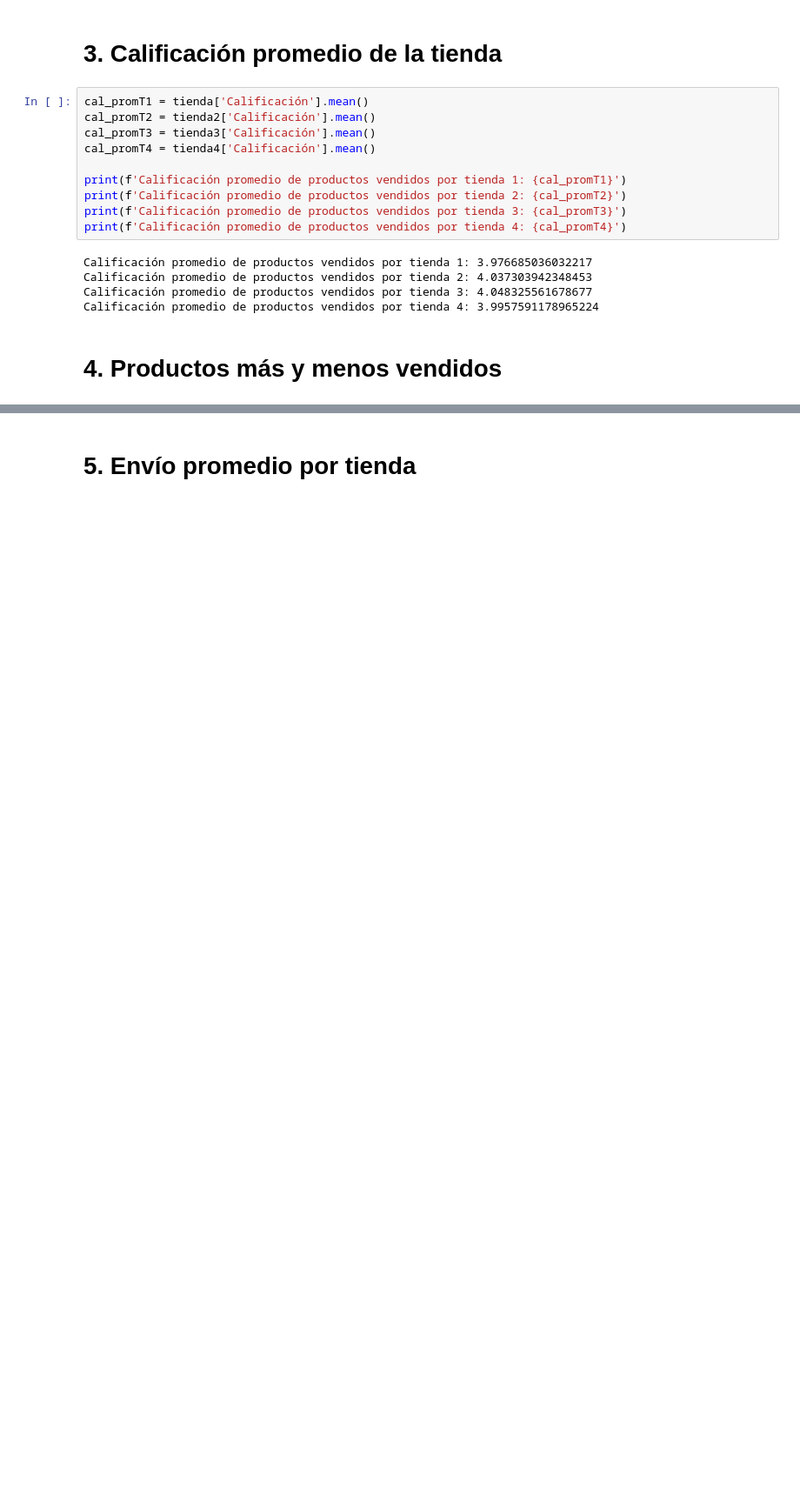
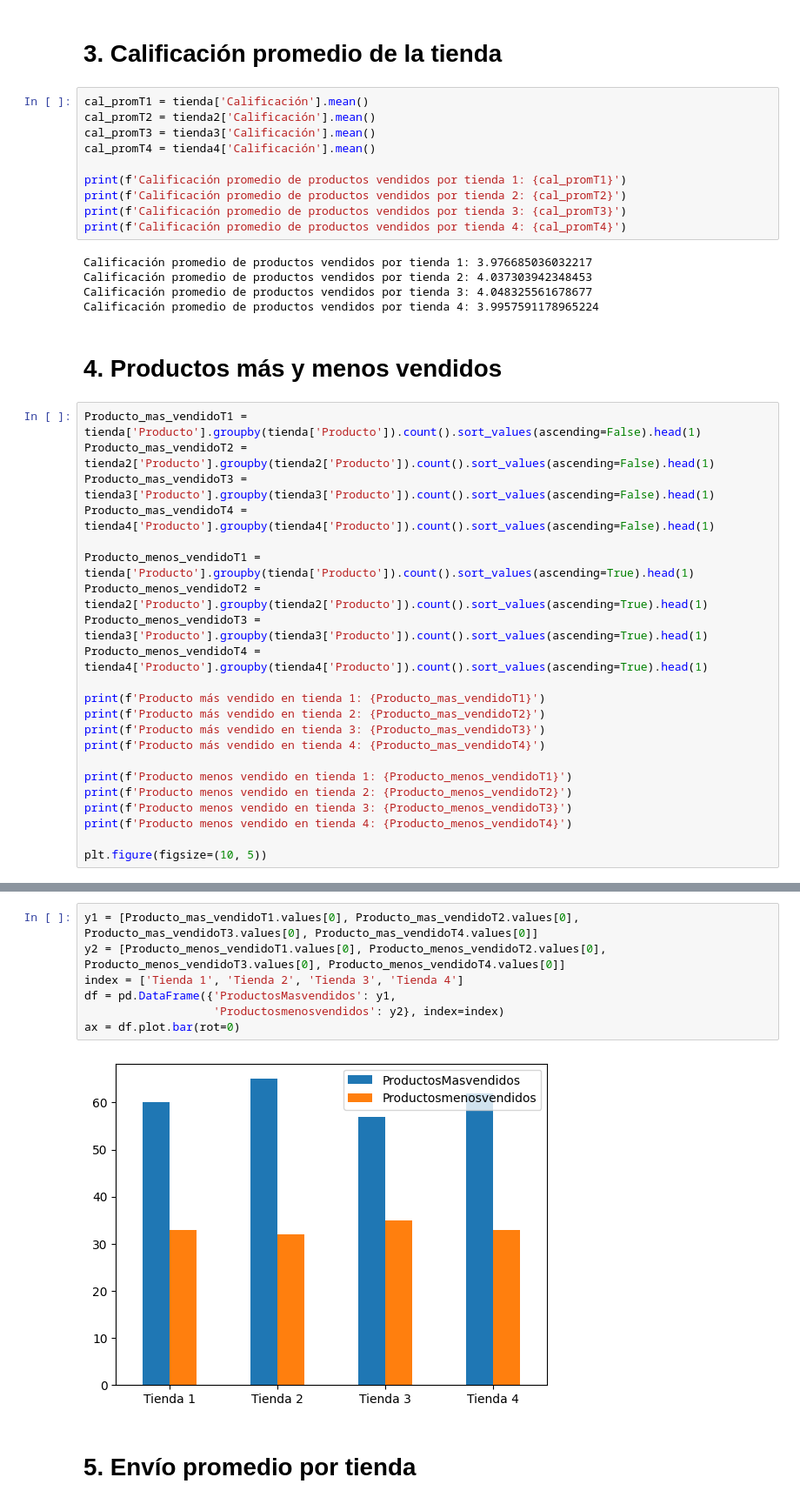
Before and after one commit to JuanPGomezB/challenge-alurastore, a Jupyter notebook: alura-store.ipynb, the cells around one changed output, grey strips where cells are left out. Shown: that part at 87% size. Drawn from its saved outputs; the diff is of its cells as text; blank space fills up the shorter version.

```diff
--- a/alura-store.ipynb
+++ b/alura-store.ipynb
@@ -118,3 +140,25 @@ Calificación promedio de productos vendidos por tienda 3: 4.048325561678677
 Calificación promedio de productos vendidos por tienda 4: 3.9957591178965224
 # %% [markdown]
 # 4. Productos más y menos vendidos
+# %%
+Producto_mas_vendidoT1 = tienda['Producto'].groupby(tienda['Producto']).count().sort_values(ascending=False).head(1)
+Producto_mas_vendidoT2 = tienda2['Producto'].groupby(tienda2['Producto']).count().sort_values(ascending=False).head(1)
+Producto_mas_vendidoT3 = tienda3['Producto'].groupby(tienda3['Producto']).count().sort_values(ascending=False).head(1)
+Producto_mas_vendidoT4 = tienda4['Producto'].groupby(tienda4['Producto']).count().sort_values(ascending=False).head(1)
+
+Producto_menos_vendidoT1 = tienda['Producto'].groupby(tienda['Producto']).count().sort_values(ascending=True).head(1)
+Producto_menos_vendidoT2 = tienda2['Producto'].groupby(tienda2['Producto']).count().sort_values(ascending=True).head(1)
+Producto_menos_vendidoT3 = tienda3['Producto'].groupby(tienda3['Producto']).count().sort_values(ascending=True).head(1)
+Producto_menos_vendidoT4 = tienda4['Producto'].groupby(tienda4['Producto']).count().sort_values(ascending=True).head(1)
+
+print(f'Producto más vendido en tienda 1: {Producto_mas_vendidoT1}')
+print(f'Producto más vendido en tienda 2: {Producto_mas_vendidoT2}')
+print(f'Producto más vendido en tienda 3: {Producto_mas_vendidoT3}')
+print(f'Producto más vendido en tienda 4: {Producto_mas_vendidoT4}')
+
+print(f'Producto menos vendido en tienda 1: {Producto_menos_vendidoT1}')
+print(f'Producto menos vendido en tienda 2: {Producto_menos_vendidoT2}')
+print(f'Producto menos vendido en tienda 3: {Producto_menos_vendidoT3}')
+print(f'Producto menos vendido en tienda 4: {Producto_menos_vendidoT4}')
+
+plt.figure(figsize=(10, 5))
@@ -121,2 +183,11 @@ Calificación promedio de productos vendidos por tienda 4: 3.9957591178965224
+# %%
+y1 = [Producto_mas_vendidoT1.values[0], Producto_mas_vendidoT2.values[0], Producto_mas_vendidoT3.values[0], Producto_mas_vendidoT4.values[0]]
+y2 = [Producto_menos_vendidoT1.values[0], Producto_menos_vendidoT2.values[0], Producto_menos_vendidoT3.values[0], Producto_menos_vendidoT4.values[0]]
+index = ['Tienda 1', 'Tienda 2', 'Tienda 3', 'Tienda 4']
+df = pd.DataFrame({'ProductosMasvendidos': y1,
+                   'Productosmenosvendidos': y2}, index=index)
+ax = df.plot.bar(rot=0)
+# %% [output]
+[figure, added]
 # %% [markdown]
 # 5. Envío promedio por tienda
```
Also changed, not shown: parts of 6 cells of this notebook.
